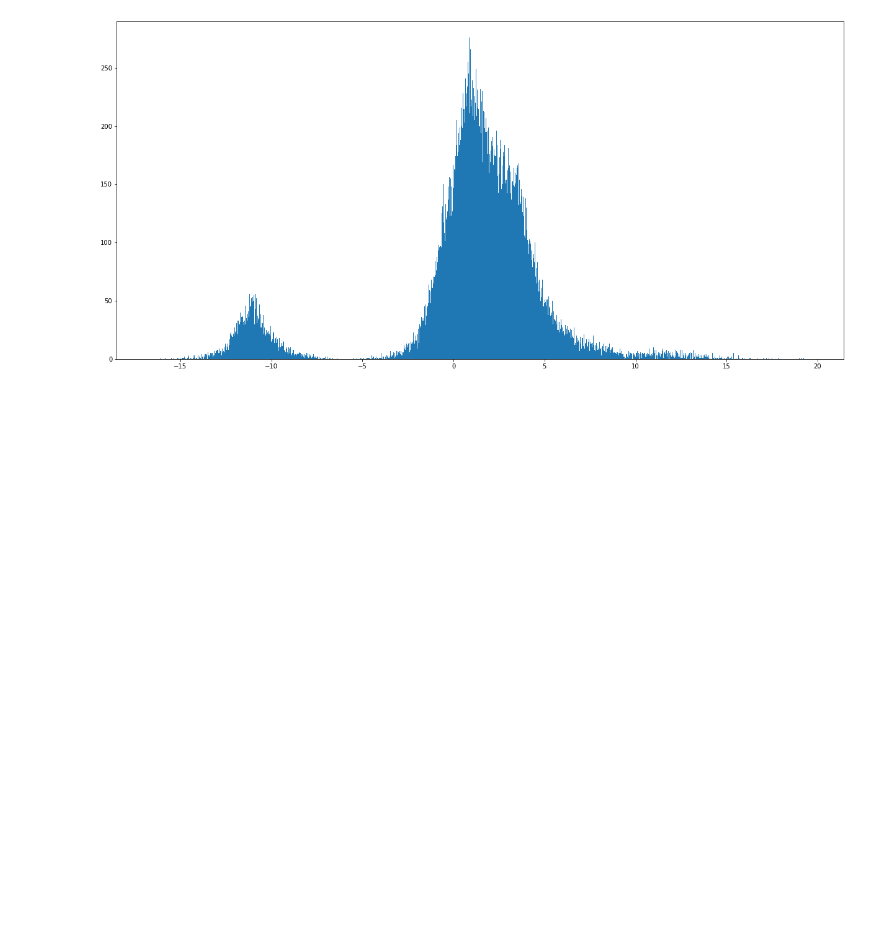
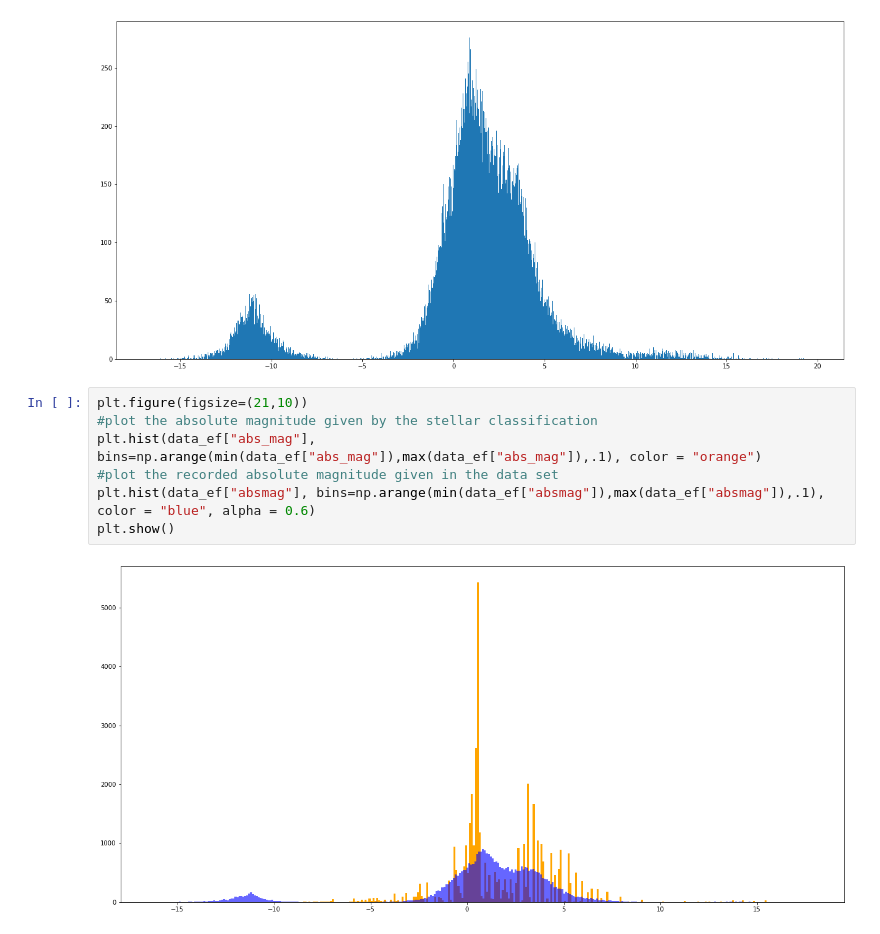
Before and after one commit to Hillcrest-R-D/AstroWorks, a Jupyter notebook: HYG_Stats.ipynb, the cells around one changed output. Cells and saved outputs as stored; diff of their text form; blank space fills up the shorter version.

```diff
--- a/HYG_Stats.ipynb
+++ b/HYG_Stats.ipynb
@@ -519,3 +578,12 @@ plt.hist(data["absmag"], bins=np.arange(min(data["absmag"]),max(data["absmag"]),
 plt.show()
 # %% [output]
 [figure]
+# %%
+plt.figure(figsize=(21,10))
+#plot the absolute magnitude given by the stellar classification
+plt.hist(data_ef["abs_mag"], bins=np.arange(min(data_ef["abs_mag"]),max(data_ef["abs_mag"]),.1), color = "orange")
+#plot the recorded absolute magnitude given in the data set
+plt.hist(data_ef["absmag"], bins=np.arange(min(data_ef["absmag"]),max(data_ef["absmag"]),.1), color = "blue", alpha = 0.6)
+plt.show()
+# %% [output]
+[figure, added]
```
Also changed, not shown: parts of 7 cells of this notebook, 2 other files.
